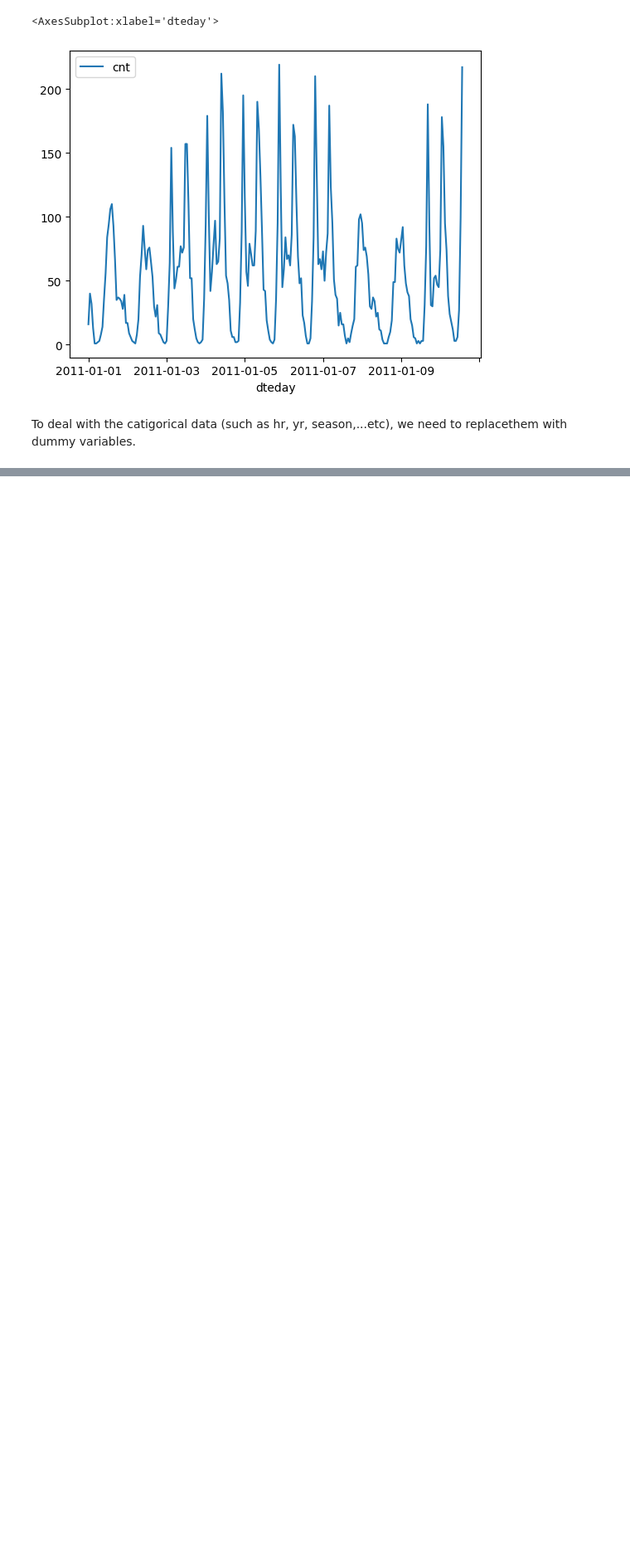
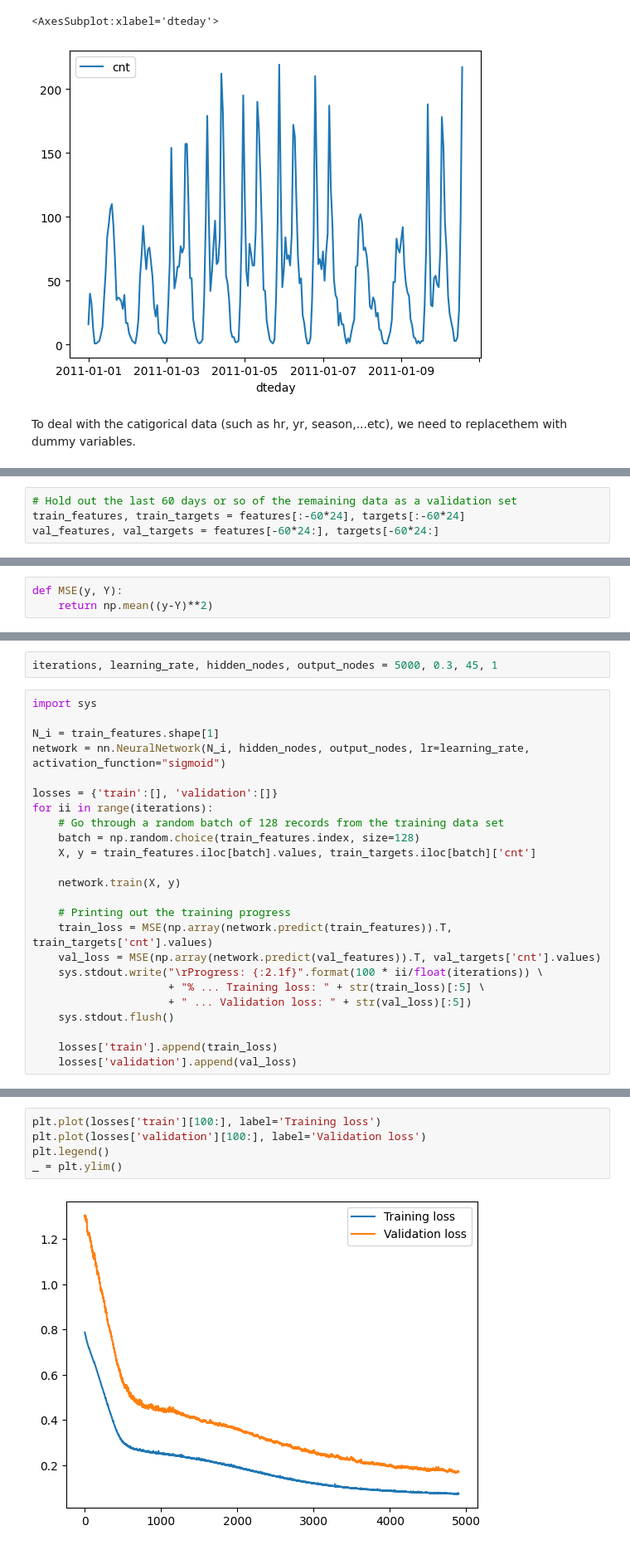
Before and after one commit to Faisal-Hajari/Udacity_DNN_Bikesharing, a Jupyter notebook: Showcase.ipynb, the cells around one changed output, grey strips where cells are left out. Shown: that part at 83% size. Saved outputs shown, nothing was run; the diff lists cells and outputs as text; blank space fills up the shorter version.

```diff
--- a/Showcase.ipynb
+++ b/Showcase.ipynb
@@ -36,0 +76,4 @@ for each in dummy_fields:
+# %%
+# Hold out the last 60 days or so of the remaining data as a validation set
+train_features, train_targets = features[:-60*24], targets[:-60*24]
+val_features, val_targets = features[-60*24:], targets[-60*24:]
@@ -36,0 +82,3 @@ for each in dummy_fields:
+# %%
+def MSE(y, Y):
+    return np.mean((y-Y)**2)
@@ -36,0 +87,26 @@ for each in dummy_fields:
+# %%
+iterations, learning_rate, hidden_nodes, output_nodes = 5000, 0.3, 45, 1
+# %%
+import sys
+
+N_i = train_features.shape[1]
+network = nn.NeuralNetwork(N_i, hidden_nodes, output_nodes, lr=learning_rate, activation_function="sigmoid")
+
+losses = {'train':[], 'validation':[]}
+for ii in range(iterations):
+    # Go through a random batch of 128 records from the training data set
+    batch = np.random.choice(train_features.index, size=128)
+    X, y = train_features.iloc[batch].values, train_targets.iloc[batch]['cnt']
+
+    network.train(X, y)
+
+    # Printing out the training progress
+    train_loss = MSE(np.array(network.predict(train_features)).T, train_targets['cnt'].values)
+    val_loss = MSE(np.array(network.predict(val_features)).T, val_targets['cnt'].values)
+    sys.stdout.write("\rProgress: {:2.1f}".format(100 * ii/float(iterations)) \
+                     + "% ... Training loss: " + str(train_loss)[:5] \
+                     + " ... Validation loss: " + str(val_loss)[:5])
+    sys.stdout.flush()
+
+    losses['train'].append(train_loss)
+    losses['validation'].append(val_loss)
@@ -36,0 +115,7 @@ for each in dummy_fields:
+# %%
+plt.plot(losses['train'][100:], label='Training loss')
+plt.plot(losses['validation'][100:], label='Validation loss')
+plt.legend()
+_ = plt.ylim()
+# %% [output]
+[figure, added]
```
Also changed, not shown: parts of 14 cells of this notebook.
